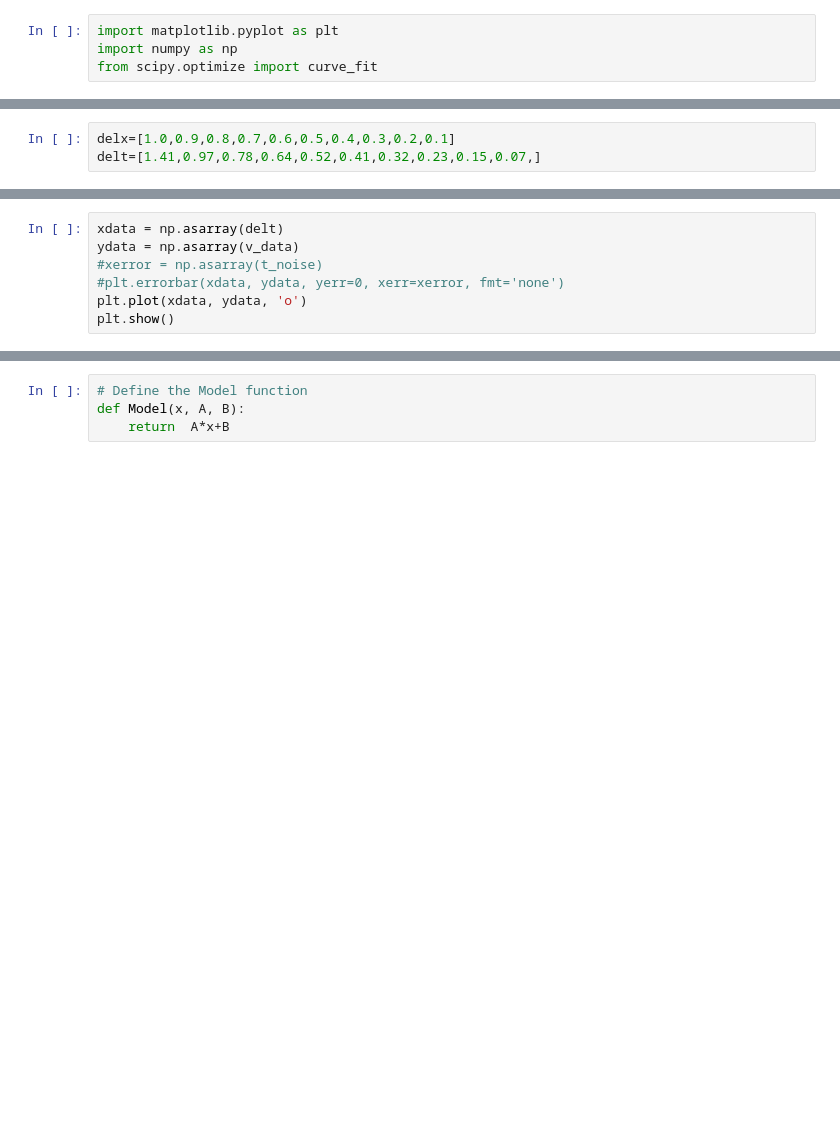
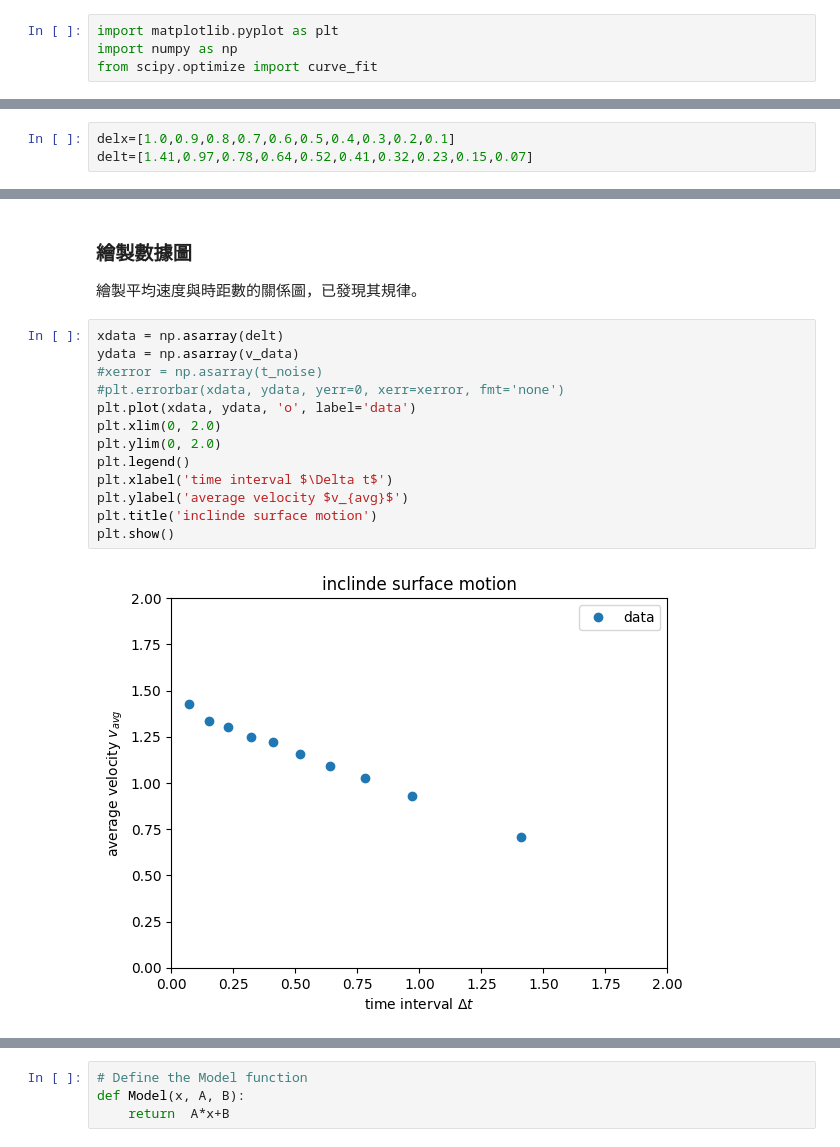
Before and after one commit to twyeh/university-physics, a Jupyter notebook: 瞬時速度實驗.ipynb, the cells around one changed output, grey strips where cells are left out. Cells and saved outputs as stored; diff of their text form; blank space fills up the shorter version.

```diff
--- a/瞬時速度實驗.ipynb
+++ b/瞬時速度實驗.ipynb
@@ -15,3 +65,3 @@ $$
 # %%
 delx=[1.0,0.9,0.8,0.7,0.6,0.5,0.4,0.3,0.2,0.1]
-delt=[1.41,0.97,0.78,0.64,0.52,0.41,0.32,0.23,0.15,0.07,]
+delt=[1.41,0.97,0.78,0.64,0.52,0.41,0.32,0.23,0.15,0.07]
@@ -23,7 +87,18 @@ for i in np.arange(10):
+# %% [markdown]
+### 繪製數據圖
+繪製平均速度與時距數的關係圖，已發現其規律。
 # %%
 xdata = np.asarray(delt)
 ydata = np.asarray(v_data)
 #xerror = np.asarray(t_noise)
 #plt.errorbar(xdata, ydata, yerr=0, xerr=xerror, fmt='none')
-plt.plot(xdata, ydata, 'o')
+plt.plot(xdata, ydata, 'o', label='data')
+plt.xlim(0, 2.0)
+plt.ylim(0, 2.0)
+plt.legend()
+plt.xlabel('time interval $\Delta t$')
+plt.ylabel('average velocity $v_{avg}$')
+plt.title('inclinde surface motion')
 plt.show()
+# %% [output]
+[figure, added]
```
Also changed, not shown: parts of 12 cells of this notebook.
